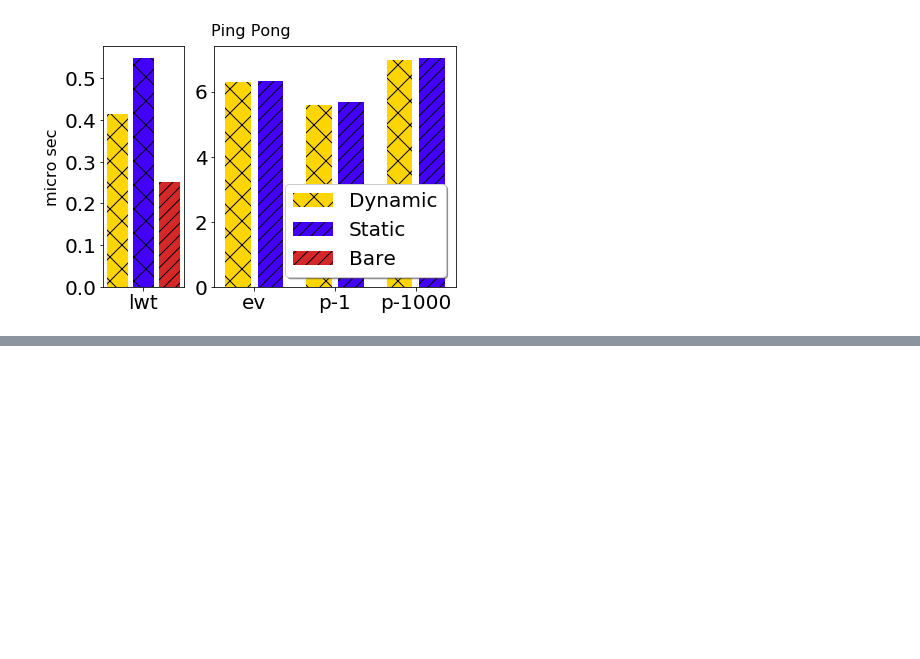
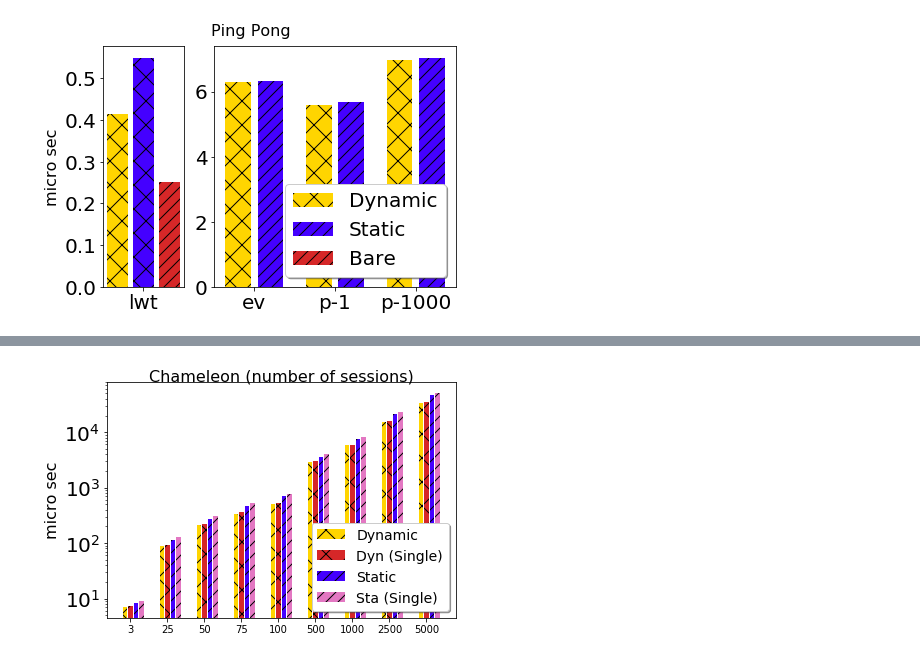
Before and after one commit to keigoi/ocaml-mpst, a Jupyter notebook: benchmark/graphs/Graphs.ipynb, the cells around one changed output, grey strips where cells are left out. Saved outputs shown, nothing was run; the diff lists cells and outputs as text; code cells hidden in the pictures; blank space fills up the shorter version.

Commit message:
chameleons graph

```diff
--- a/benchmark/graphs/Graphs.ipynb
+++ b/benchmark/graphs/Graphs.ipynb
@@ -52,6 +52,7 @@ def load_sexp(fname):
 ping = load_sexp('../pingpong/results/table_sexp.txt')
 bare = load_sexp('../bare_pingpong/results/table_sexp.txt')
 nping = load_sexp('../nping/results/table_sexp.txt')
+cham = load_sexp('../chameleons/results/table_sexp.txt')
 # %%
 def show_pingpong():
     sta = [
@@ -229,0 +331,4 @@ TypeError: 'Text' object is not callable
+# %%
+show_chameleons()
+# %% [output]
+[figure, added]
```
Also changed, not shown: parts of 3 cells of this notebook.
